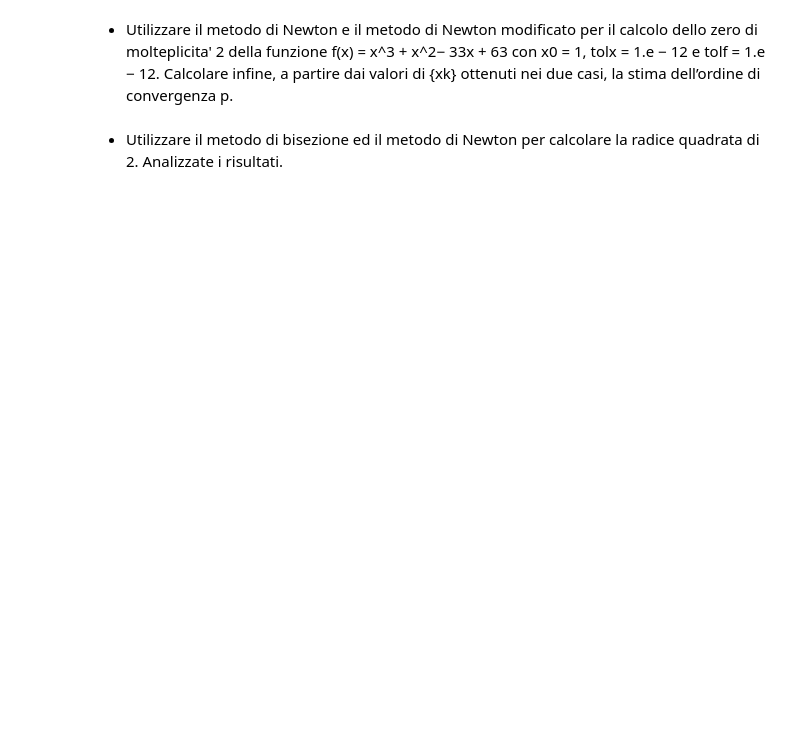
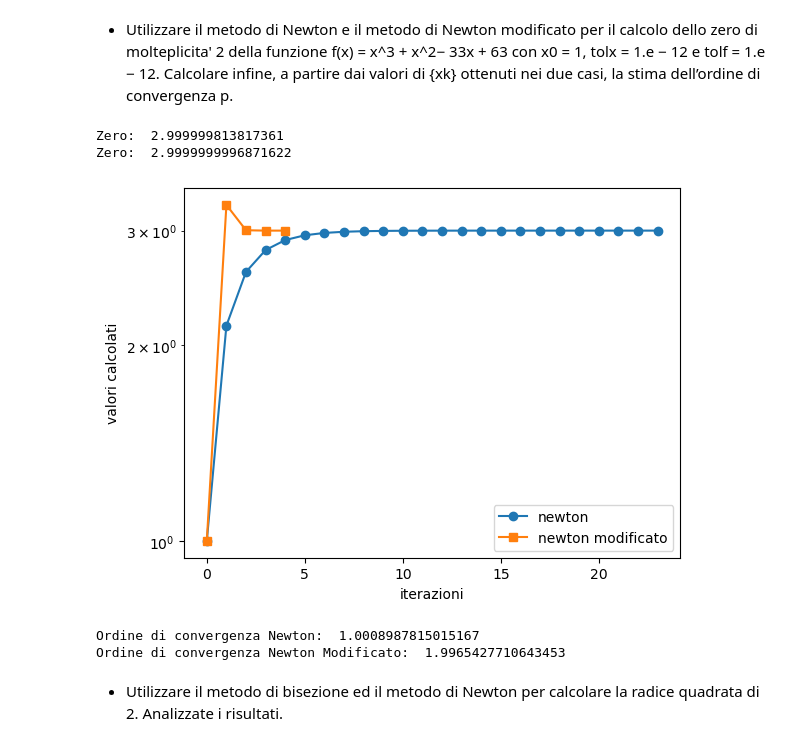
Before and after one commit to FabioFattori/eserciziMetodiNumerici, a Jupyter notebook: esercizi6/Esercitazione_6.ipynb, the cells around one changed output. Saved outputs shown, nothing was run; the diff lists cells and outputs as text; code cells hidden in the pictures; blank space fills up the shorter version.

```diff
--- a/esercizi6/Esercitazione_6.ipynb
+++ b/esercizi6/Esercitazione_6.ipynb
@@ -110,3 +330,13 @@ dello zero di molteplicita' 2 della funzione f(x) =
 x^3 + x^2− 33x + 63 con x0 = 1,
 tolx = 1.e − 12 e tolf = 1.e − 12. Calcolare infine, a partire dai valori di {xk}
 ottenuti nei due casi, la stima dell’ordine di convergenza p.
+# %%
+import numpy as np
+def stima_ordine(xk,iterazioni):
+     #Vedi dispensa allegata per la spiegazione
+
+      k=iterazioni-4
+      p=np.log(abs(xk[k+2]-xk[k+3])/abs(xk[k+1]-xk[k+2]))/np.log(abs(xk[k+1]-xk[k+2])/abs(xk[k]-xk[k+1]));
+
+      ordine=p
+      return ordine
@@ -113,2 +373,37 @@ ottenuti nei due casi, la stima dell’ordine di convergenza p.
+# %%
+f=lambda x: x**3+x**2-33*x+63
+fp=lambda x: 3*x**2+2*x-33
+m=2
+x0=1
+tolf=1.e-12
+tolx=1.e-12
+maxIt=100
+res=newton(f,fp,x0,tolf,tolx,maxIt)
+zero=res[0]
+iteration=res[1]
+v=res[2]
+print("Zero: ", zero)
+
+res=newtonModificato(f,fp,m,x0,tolf,tolx,maxIt)
+zero=res[0]
+iterationMod=res[1]
+vMod=res[2]
+print("Zero: ", zero)
+
+plt.semilogy(range(iteration),np.array(v),'-o',label='newton')
+plt.semilogy(range(iterationMod),np.array(vMod),'-s',label='newton modificato')
+plt.xlabel("iterazioni")
+plt.ylabel("valori calcolati")
+plt.legend()
+plt.show()
+
+print("Ordine di convergenza Newton: ",stima_ordine(v,iteration))
+print("Ordine di convergenza Newton Modificato: ",stima_ordine(vMod,iterationMod))
+# %% [output]
+Zero:  2.999999813817361
+Zero:  2.9999999996871622
+[figure, added]
+Ordine di convergenza Newton:  1.0008987815015167
+Ordine di convergenza Newton Modificato:  1.9965427710643453
 # %% [markdown]
 - Utilizzare il metodo di bisezione ed il metodo di Newton per calcolare la radice quadrata di 2. Analizzate i risultati.
```
Also changed, not shown: parts of 11 cells of this notebook, 11 other files.
